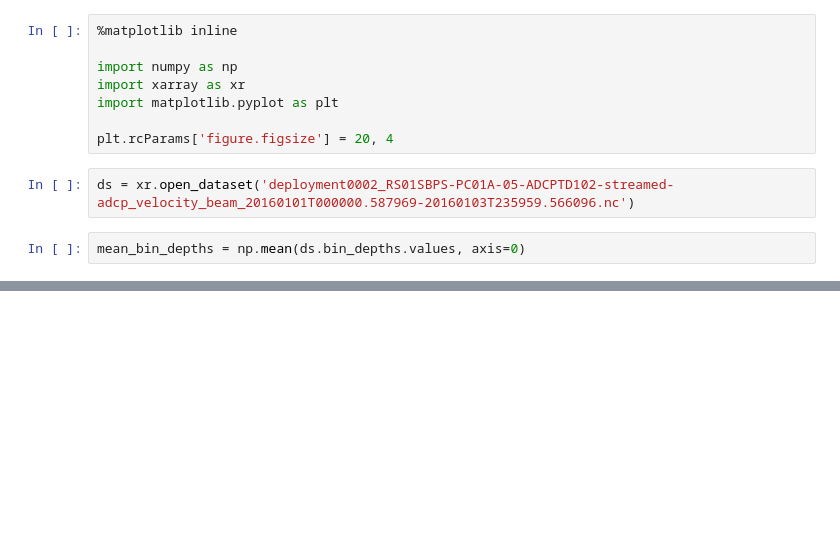
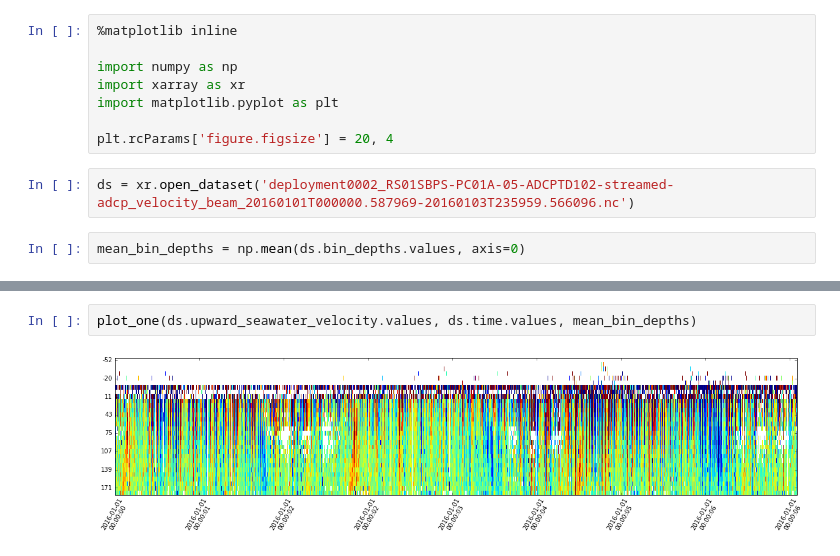
Before and after one commit to petercable/shared_notebooks, a Jupyter notebook: adcp/Velocity Plots.ipynb, the cells around one changed output, grey strips where cells are left out. Drawn from its saved outputs; the diff is of its cells as text; blank space fills up the shorter version.

```diff
--- a/adcp/Velocity Plots.ipynb
+++ b/adcp/Velocity Plots.ipynb
@@ -30,0 +47,4 @@ xlabels = ax.set_xticklabels([str(_)[:19].replace('T', '\n') for _ in ds.time.va
+# %%
+plot_one(ds.upward_seawater_velocity.values, ds.time.values, mean_bin_depths)
+# %% [output]
+[figure, added]
```
Also changed, not shown: parts of 9 cells of this notebook.
